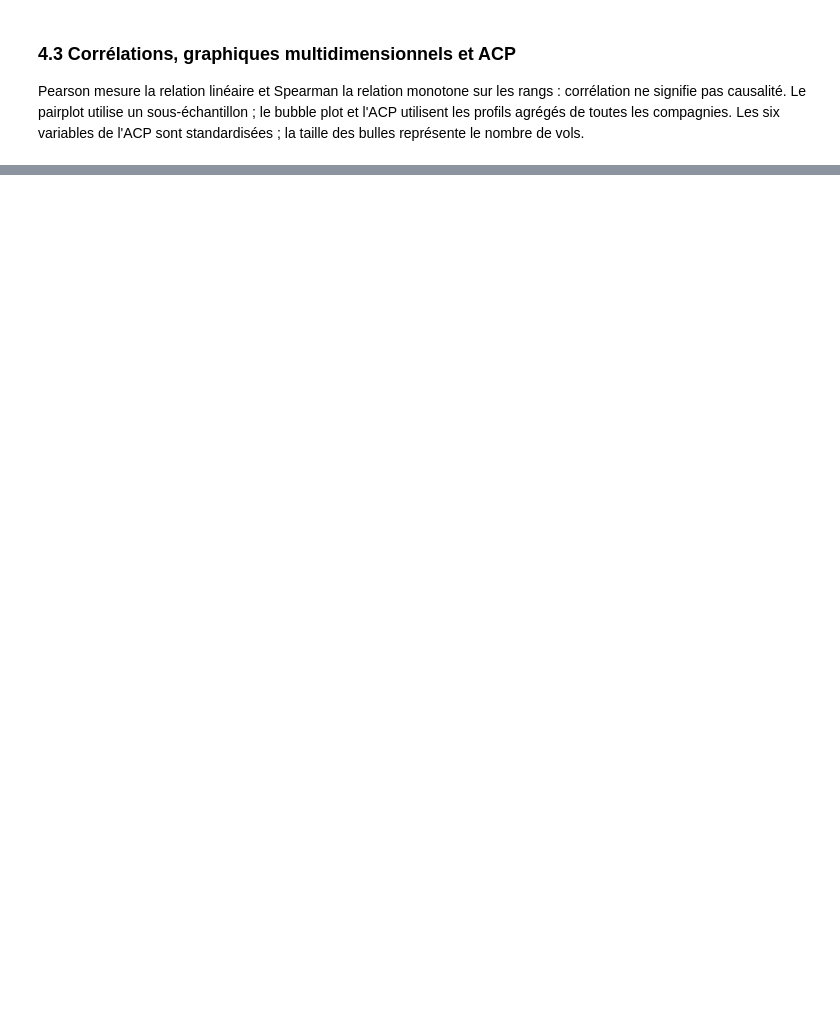
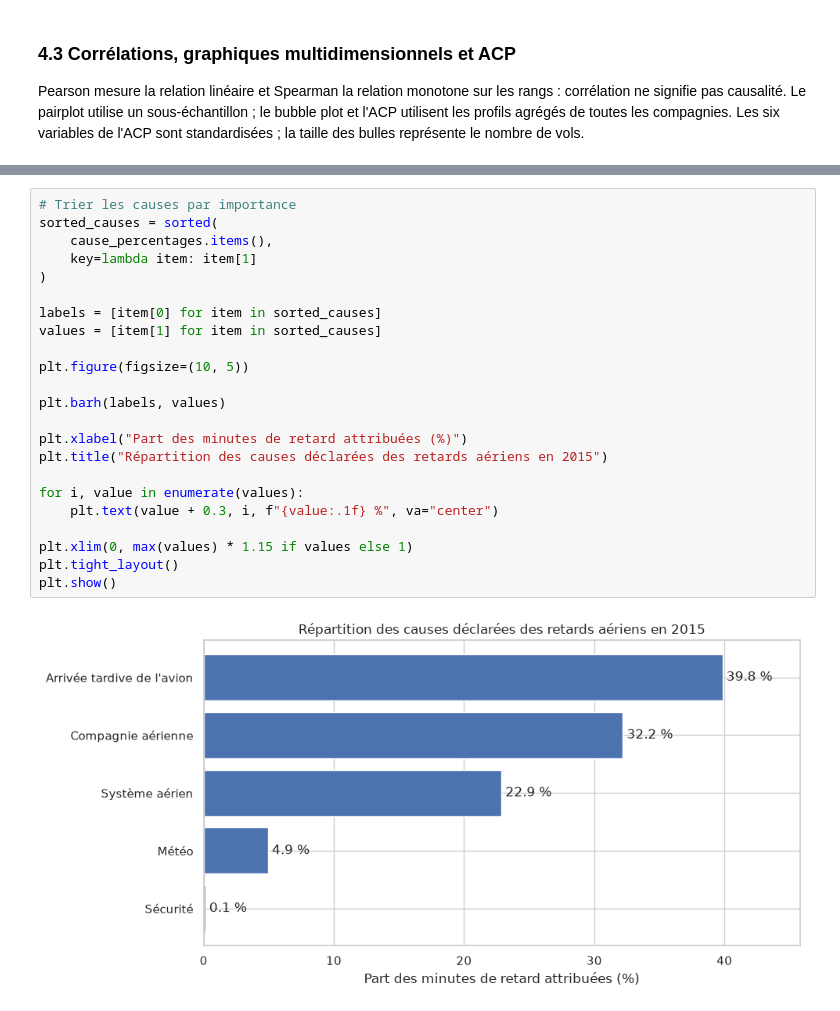
Before and after one commit to lilipix/airline-datas, a Jupyter notebook: notebooks/J2_Spark_Delta_Silver.ipynb, the cells around one changed output, grey strips where cells are left out. Cells and saved outputs as stored; diff of their text form; blank space fills up the shorter version.

```diff
--- a/notebooks/J2_Spark_Delta_Silver.ipynb
+++ b/notebooks/J2_Spark_Delta_Silver.ipynb
@@ -565,0 +706,25 @@ ACP : PC1 = 52.3 %, PC2 = 23.3 %, total = 75.6 % de variance expliquée
+# %%
+# Trier les causes par importance
+sorted_causes = sorted(
+    cause_percentages.items(),
+    key=lambda item: item[1]
+)
+
+labels = [item[0] for item in sorted_causes]
+values = [item[1] for item in sorted_causes]
+
+plt.figure(figsize=(10, 5))
+
+plt.barh(labels, values)
+
+plt.xlabel("Part des minutes de retard attribuées (%)")
+plt.title("Répartition des causes déclarées des retards aériens en 2015")
+
+for i, value in enumerate(values):
+    plt.text(value + 0.3, i, f"{value:.1f} %", va="center")
+
+plt.xlim(0, max(values) * 1.15 if values else 1)
+plt.tight_layout()
+plt.show()
+# %% [output]
+[figure, added]
```
Also changed, not shown: parts of 17 cells of this notebook.
